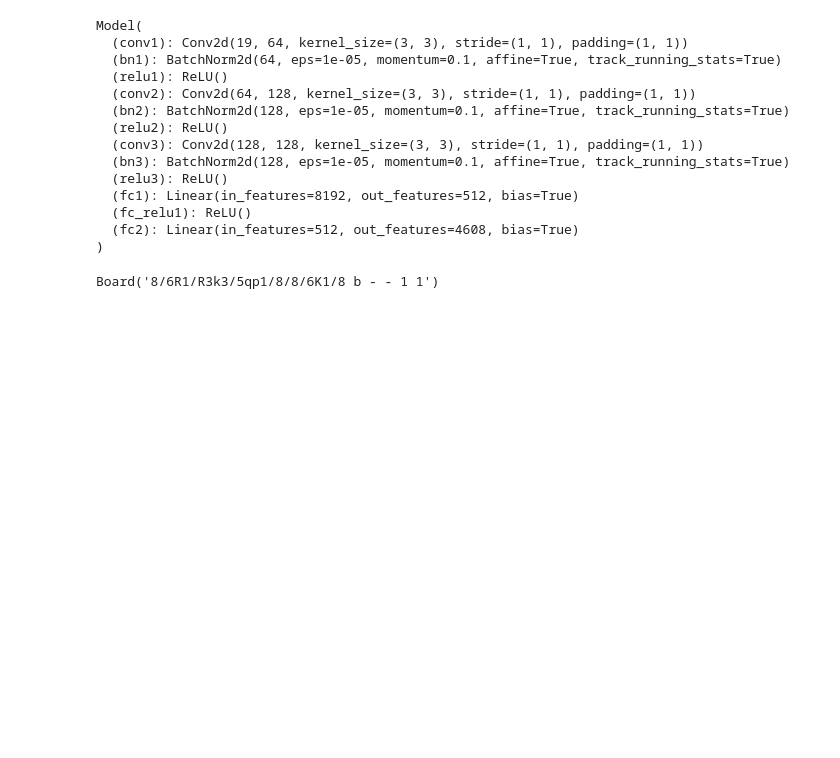
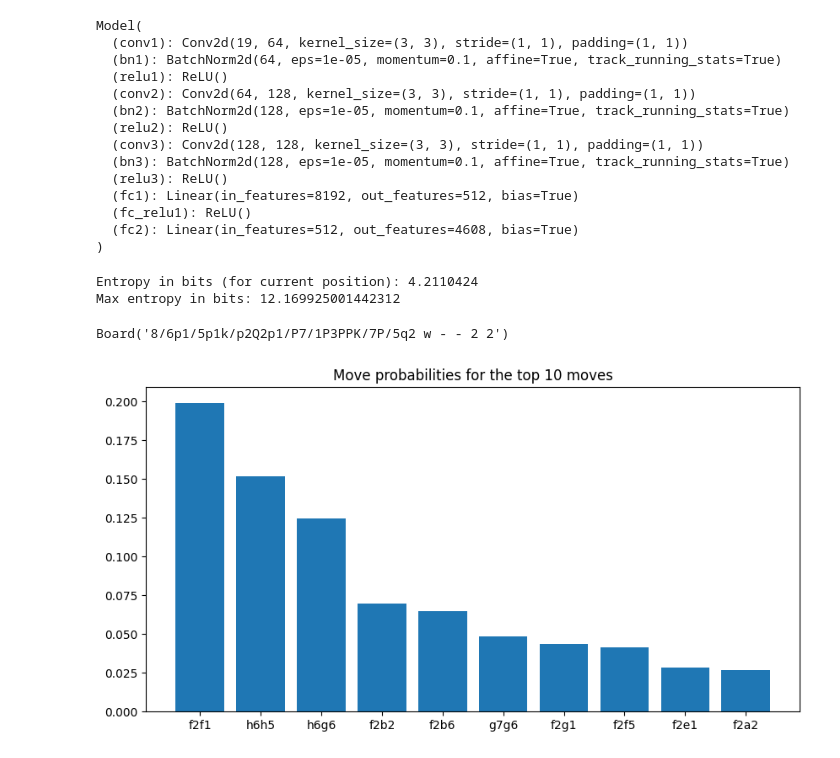
Before and after one commit to kkatkat/chess-engine, a Jupyter notebook: supervised/predict.ipynb, the cells around one changed output. Saved outputs shown, nothing was run; the diff lists cells and outputs as text; code cells hidden in the pictures; blank space fills up the shorter version.

Commit message:
entropy calculation

```diff
--- a/supervised/predict.ipynb
+++ b/supervised/predict.ipynb
@@ -31,0 +29,9 @@ Board('8/R5R1/4k3/5qp1/8/8/6K1/8 w - - 0 1')
+# %%
+encoder = MovesEncoder()
+
+position_fen = "8/6p1/5p1k/p2Q2p1/P7/1P3PPK/5q1P/8 b - - 1"
+
+board = Board(position_fen)
+
+print("Black to move" if board.turn == 0 else "White to move")
+display(board)
@@ -65,18 +74,41 @@ def predict_move(board: Board):
     legal_moves = list(board.legal_moves)
     legal_moves_uci = [move.uci() for move in legal_moves]
 
-    sorted_indices = np.argsort(probabilities)[::-1]
+    # all moves (indices) sorted by probability
+    sorted_classes = np.argsort(probabilities)[::-1]
 
-    for move_index in sorted_indices:
+    for move_index in sorted_classes:
         move = encoder.decode(move_index)
         if move in legal_moves_uci:
-            return move
+            return move, probabilities, sorted_classes
 
     return None
+
+def visualize_probabilities(probabilities, sorted_classes, top_n=10):
+    top_indices = sorted_classes[:top_n]
+    top_probabilities = probabilities[top_indices]
+    top_moves = [encoder.decode(i) for i in top_indices]
+
+    plt.figure(figsize=(10, 5))
+    plt.title(f"Move probabilities for the top {top_n} moves")
+    plt.bar(range(top_n), top_probabilities)
+    plt.xticks(range(top_n), top_moves)
+    plt.show()
-# %%
-move = predict_move(board)
-
-board.push_uci(move)
-board
-# %% [output]
-Board('8/6R1/R3k3/5qp1/8/8/6K1/8 b - - 1 1')
+# %%
+move, probabilities, sorted_classes = predict_move(board)
+
+entropy = calculate_entropy(probabilities)
+
+print('Entropy in bits (for current position):', entropy)
+print('Max entropy in bits:', encoder.max_entropy)
+
+board.push_uci(move)
+
+display(board)
+
+visualize_probabilities(probabilities, sorted_classes, 10)
+# %% [output]
+Entropy in bits (for current position): 4.2110424
+Max entropy in bits: 12.169925001442312
+Board('8/6p1/5p1k/p2Q2p1/P7/1P3PPK/7P/5q2 w - - 2 2')
+[figure, added]
```
Also changed, not shown: parts of 5 cells of this notebook, 4 other files.
